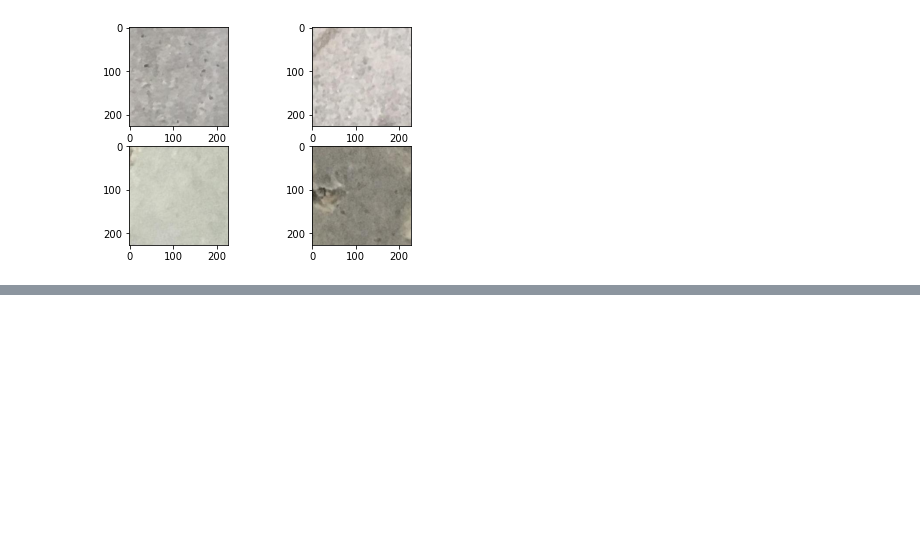
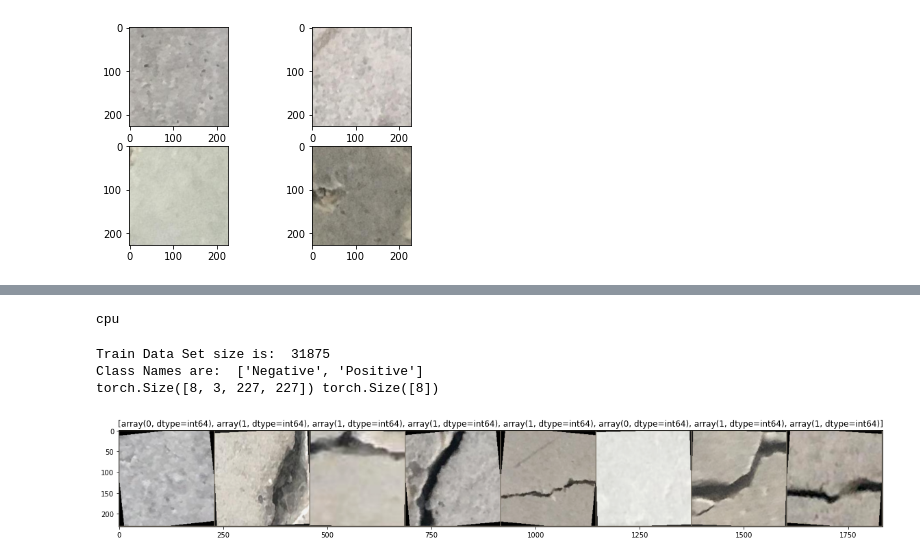
Before and after one commit to numann1/CrackDetection, a Jupyter notebook: Damage Detection Modelling.ipynb, the cells around one changed output, grey strips where cells are left out. Saved outputs shown, nothing was run; the diff lists cells and outputs as text; code cells hidden in the pictures; blank space fills up the shorter version.

```diff
--- a/Damage Detection Modelling.ipynb
+++ b/Damage Detection Modelling.ipynb
@@ -72,0 +109,3 @@ axarr[1,1].imshow(mpimg.imread(os.path.join(cwd, 'Negative', random_images[3])))
+# %%
+mean_nums = [0.485, 0.456, 0.406]
+std_nums = [0.229, 0.224, 0.225]
@@ -72,0 +129,55 @@ axarr[1,1].imshow(mpimg.imread(os.path.join(cwd, 'Negative', random_images[3])))
+# %%
+## Create the data loader
+def load_dataset(format, batch_size):
+    data_path = os.path.join(cwd, format)
+    dataset = datasets.ImageFolder(
+        root=data_path,
+        transform= chosen_transforms[format]
+    )
+    data_loader = DataLoader(
+        dataset,
+        batch_size=batch_size,
+        num_workers=4,
+        shuffle=True
+    )
+    return data_loader, len(dataset), dataset.classes
+# %%
+
+## Set code to run on device
+device = torch.device("cuda" if torch.cuda.is_available() else "cpu")
+print(device)
+# %% [output]
+cpu
+# %%
+train_loader, train_size, class_names = load_dataset('train', 8)
+print("Train Data Set size is: ", train_size)
+print("Class Names are: ", class_names)
+inputs, classes = next(iter(train_loader))
+print(inputs.shape, classes.shape)
+# %% [output]
+Train Data Set size is:  31875
+Class Names are:  ['Negative', 'Positive']
+torch.Size([8, 3, 227, 227]) torch.Size([8])
+# %%
+def imshow(inp, title=None):
+    inp = inp.numpy().transpose((1, 2, 0))
+    mean = np.array([mean_nums])
+    std = np.array([std_nums])
+    inp = std * inp + mean
+    inp = np.clip(inp, 0, 1)
+    plt.imshow(inp)
+    if title is not None:
+        plt.title(title)
+    plt.pause(0.001)  # Pause a bit so that plots are updated
+# %%
+# Grab some of the training data to visualize
+inputs, classes = next(iter(train_loader))
+# class_names = chosen_datasets['train'].classes
+# Now we construct a grid from batch
+out = torchvision.utils.make_grid(inputs)
+
+idx_to_class = {0:'Negative', 1:'Positive'}
+plt.figure(figsize=(20,10))
+imshow(out, title=[x.data.numpy() for x in classes])
+# %% [output]
+[figure, added]
```
Also changed, not shown: parts of 14 cells of this notebook, 1 other file.
